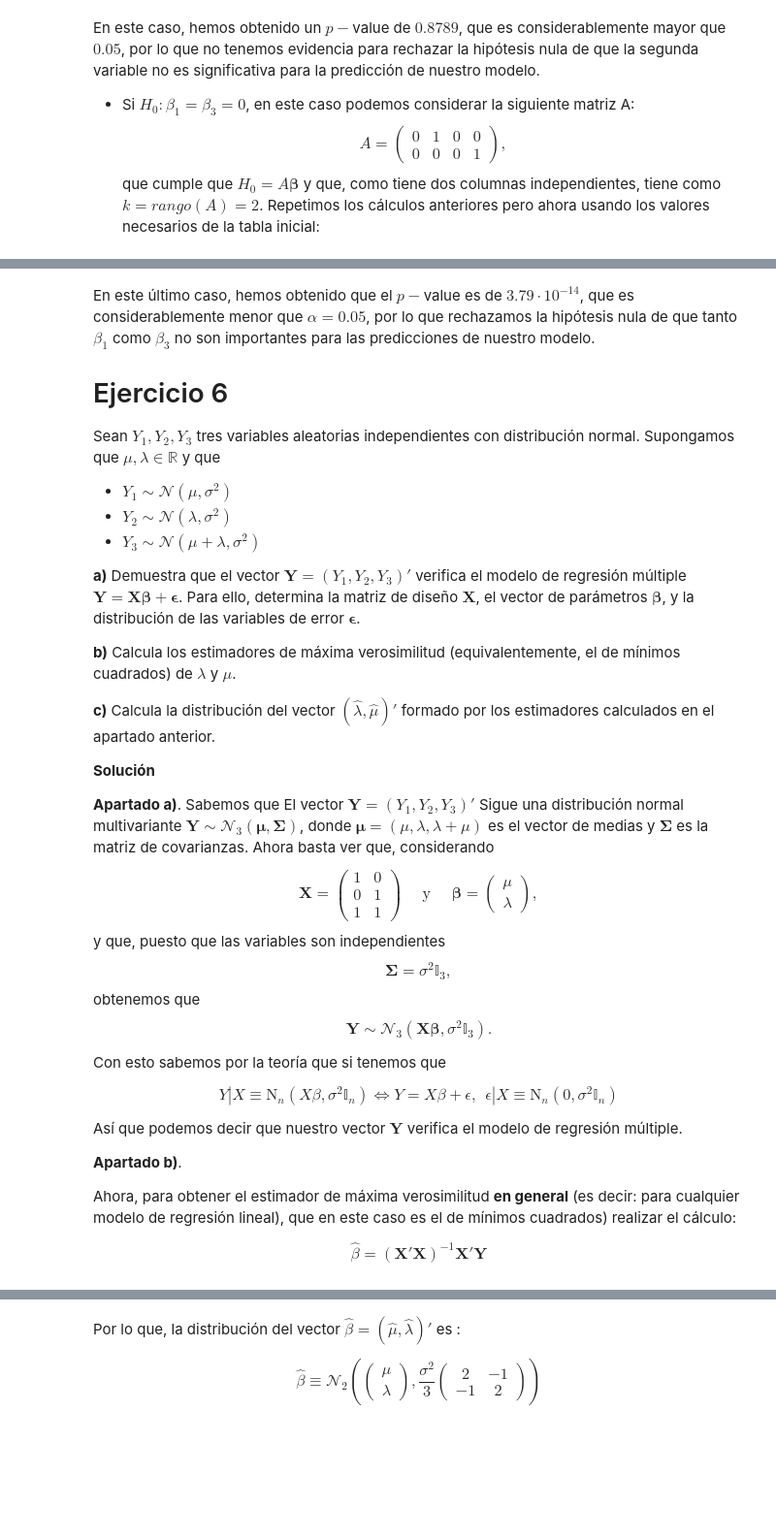
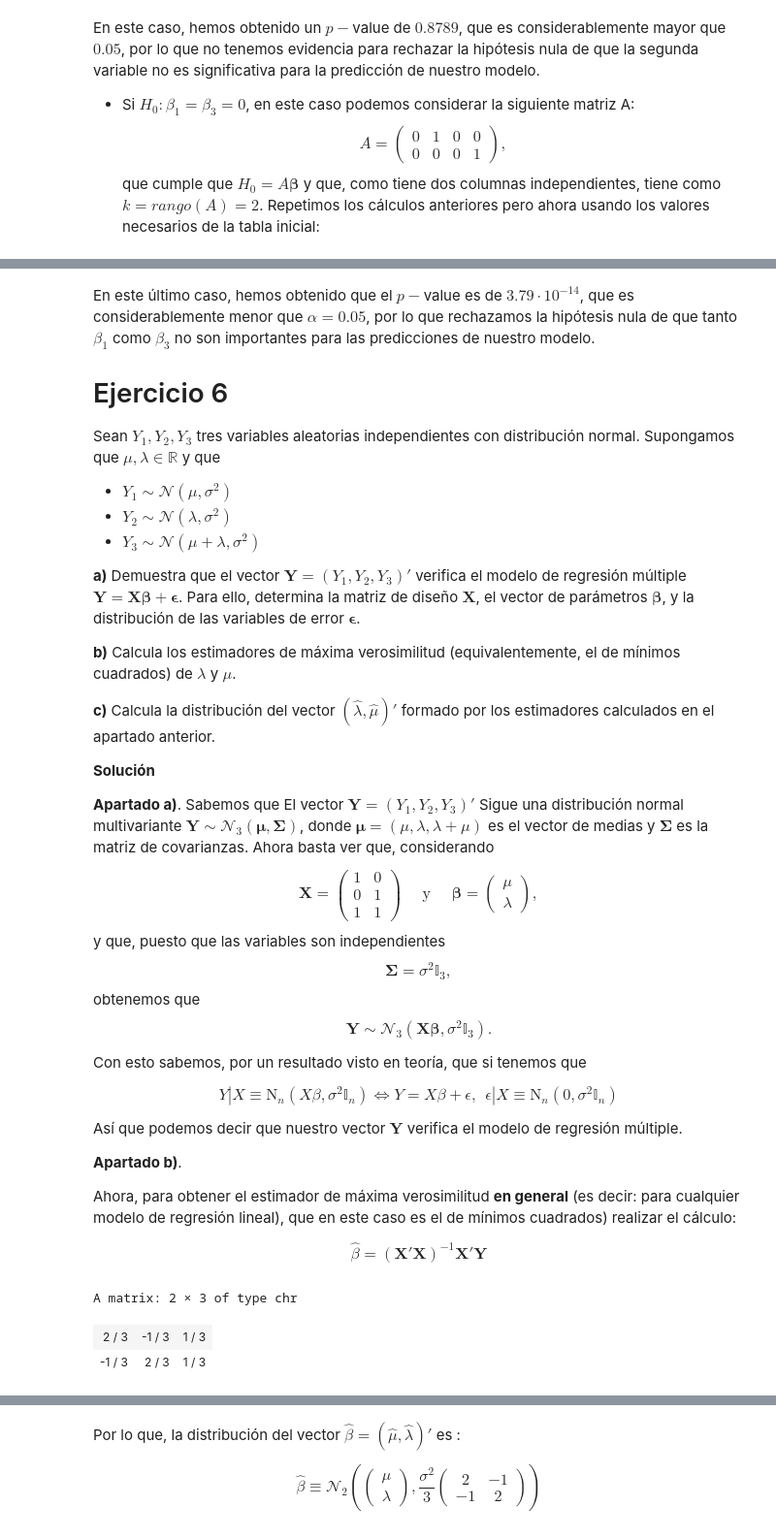
Before and after one commit to fjsaezm/mcd, a Jupyter notebook: MAE/Regression/Regression.ipynb, the cells around one changed output, grey strips where cells are left out. Shown: that part at 97% size. Cells and saved outputs as stored; diff of their text form; code cells hidden in the pictures; blank space fills up the shorter version.

```diff
--- a/MAE/Regression/Regression.ipynb
+++ b/MAE/Regression/Regression.ipynb
@@ -198,7 +215,7 @@ $$
 \mathbf Y \sim \mathcal N_3 (\mathbf{X\beta},\sigma^2 \mathbb I_3).
 $$
 
-Con esto sabemos por la teoría que si tenemos que
+Con esto sabemos, por un resultado visto en teoría, que si tenemos que
 
 $$
 Y|X   \equiv \mbox{N}_n(X\beta,\sigma^2 \mathbb{I}_n) \Leftrightarrow Y = X\beta + \epsilon, \ \ \epsilon|X\equiv \mbox{N}_n(0,\sigma^2 \mathbb{I}_n)
@@ -214,12 +231,19 @@ $$
 \hat{\beta} = (\mathbf X' \mathbf X)^{-1}\mathbf X'\mathbf Y
 $$
 # %%
+suppressMessages(library("MASS"))
+suppressMessages(library("FRACTION"))
+
 library("MASS")
 library("FRACTION")
 X = cbind(c(1,0,1),c(0,1,1))
 
 mat = fra.m(ginv(t(X) %*% X)%*%t(X))
 mat
+# %% [output]
+A matrix: 2 × 3 of type chr
+| 2 / 3 | -1 / 3 | 1 / 3 |
+| -1 / 3 | 2 / 3 | 1 / 3 |
 # %% [markdown]
 Por lo que, nuestro estimador de máxima verosimilitud es
 
```
Also changed, not shown: parts of 43 cells of this notebook, 1 other file.
